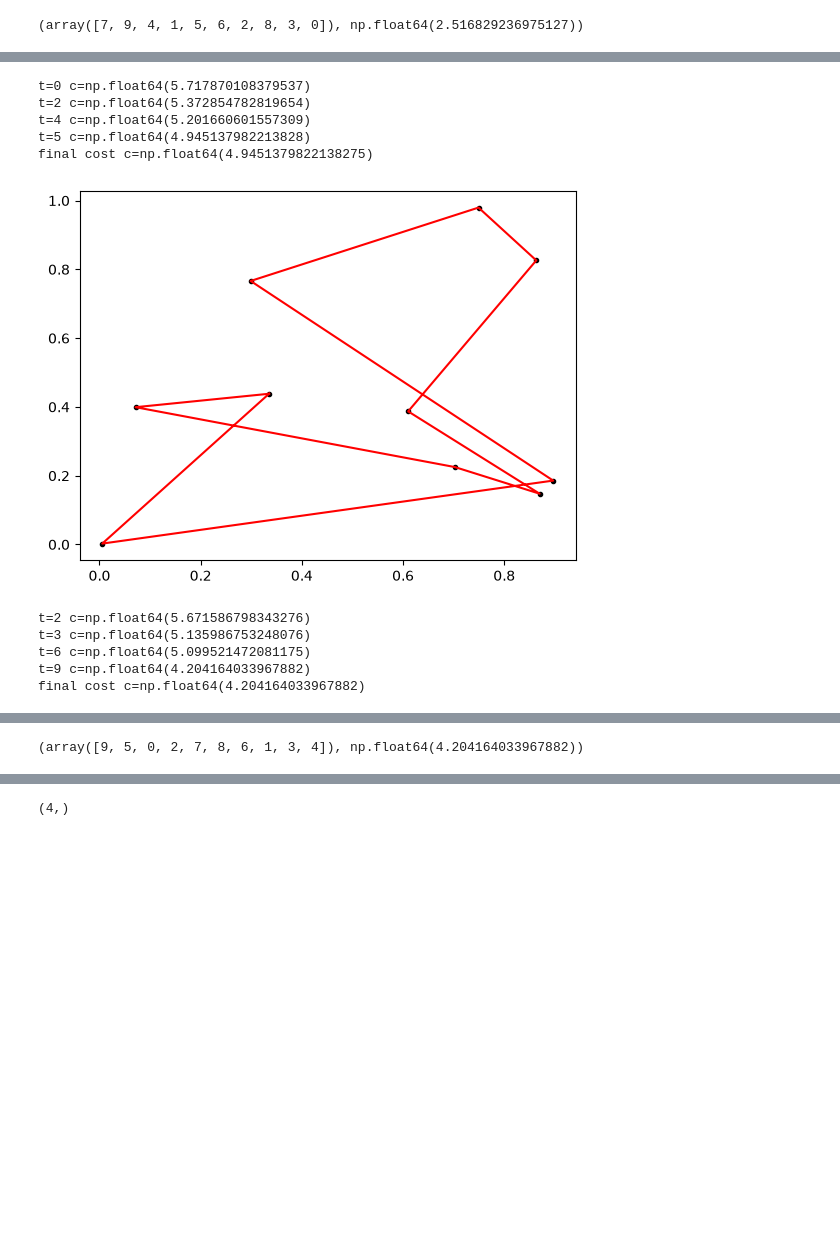
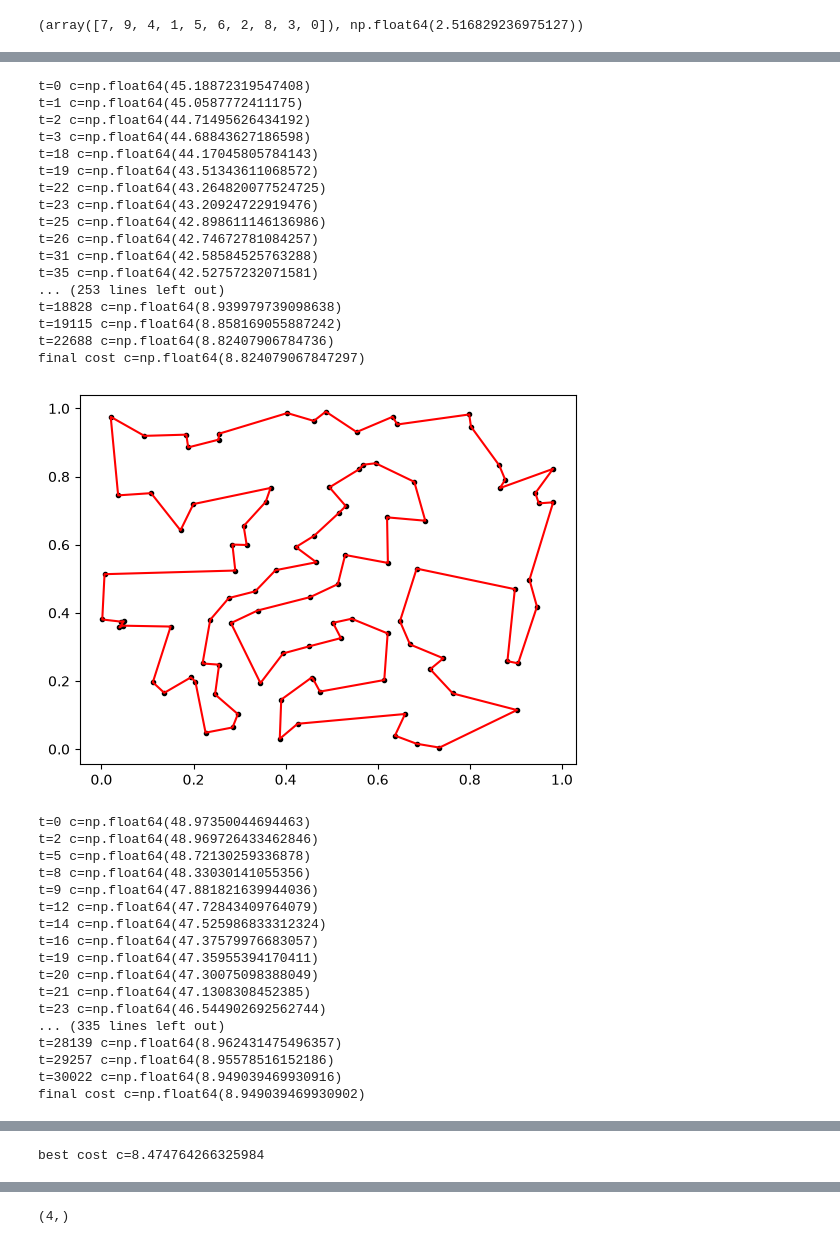
Before and after one commit to kienonline19/Optimization, a Jupyter notebook: Code/greedy_problems.ipynb, the cells around one changed output, grey strips where cells are left out. Cells and saved outputs as stored; diff of their text form; code cells hidden in the pictures; blank space fills up the shorter version.

```diff
--- a/Code/greedy_problems.ipynb
+++ b/Code/greedy_problems.ipynb
@@ -880,10 +883,15 @@ best cost c=2.516829236975127
 (array([7, 9, 4, 1, 5, 6, 2, 8, 3, 0]), np.float64(2.516829236975127))
 # %%
 # greedy v7
+import numpy as np
+import matplotlib.pyplot as plt
+from copy import deepcopy
+
+
 class TSP:
     def __init__(self, n, seed=None):
         if not (isinstance(n, int) and n > 3):
-            raise Exception("n needs to be an integer larger than 3")
+            raise ValueError("n needs to be an integer larger than 3")
 
         if seed is not None:
             np.random.seed(seed)
@@ -1023,8 +1031,8 @@ def greedy(probl: TSP, max_iters=10, seed=None, restarts=1):
     return best_probl
 
 
-probl = TSP(10)
-best = greedy(probl, restarts=4)
+probl = TSP(100, seed=123376)
+best = greedy(probl, restarts=5, max_iters=50000)
 
 best.route, best.cost()
 # %% [output]
@@ -1042,11 +1075,35 @@ final cost c=np.float64(4.63490239264764)
-t=0 c=np.float64(5.717870108379537)
-t=2 c=np.float64(5.372854782819654)
-t=4 c=np.float64(5.201660601557309)
-t=5 c=np.float64(4.945137982213828)
-final cost c=np.float64(4.9451379822138275)
+t=0 c=np.float64(45.18872319547408)
+t=1 c=np.float64(45.0587772411175)
+t=2 c=np.float64(44.71495626434192)
+t=3 c=np.float64(44.68843627186598)
+t=18 c=np.float64(44.17045805784143)
+t=19 c=np.float64(43.51343611068572)
+t=22 c=np.float64(43.264820077524725)
+t=23 c=np.float64(43.20924722919476)
+t=25 c=np.float64(42.898611146136986)
+t=26 c=np.float64(42.74672781084257)
+t=31 c=np.float64(42.58584525763288)
+t=35 c=np.float64(42.52757232071581)
+... (253 lines left out)
+t=18828 c=np.float64(8.939979739098638)
+t=19115 c=np.float64(8.858169055887242)
+t=22688 c=np.float64(8.82407906784736)
+final cost c=np.float64(8.824079067847297)
-[figure, old version]
+[figure, new version]
-t=2 c=np.float64(5.671586798343276)
-t=3 c=np.float64(5.135986753248076)
-t=6 c=np.float64(5.099521472081175)
-t=9 c=np.float64(4.204164033967882)
-final cost c=np.float64(4.204164033967882)
+t=0 c=np.float64(48.97350044694463)
+t=2 c=np.float64(48.969726433462846)
+t=5 c=np.float64(48.72130259336878)
+t=8 c=np.float64(48.33030141055356)
+t=9 c=np.float64(47.881821639944036)
+t=12 c=np.float64(47.72843409764079)
+t=14 c=np.float64(47.525986833312324)
+t=16 c=np.float64(47.37579976683057)
+t=19 c=np.float64(47.35955394170411)
+t=20 c=np.float64(47.30075098388049)
+t=21 c=np.float64(47.1308308452385)
+t=23 c=np.float64(46.544902692562744)
+... (335 lines left out)
+t=28139 c=np.float64(8.962431475496357)
+t=29257 c=np.float64(8.95578516152186)
+t=30022 c=np.float64(8.949039469930916)
+final cost c=np.float64(8.949039469930902)
@@ -1056 +1129 @@ best cost c=4.204164033967882
-(array([9, 5, 0, 2, 7, 8, 6, 1, 3, 4]), np.float64(4.204164033967882))
+best cost c=8.474764266325984
```
Also changed, not shown: parts of 6 cells of this notebook.
